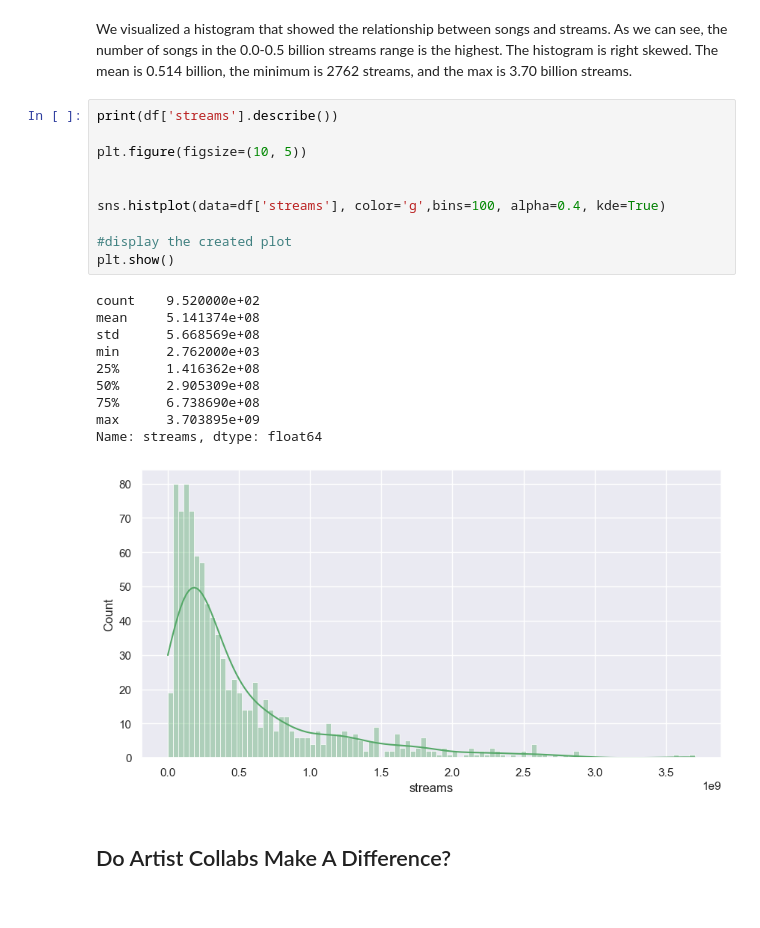
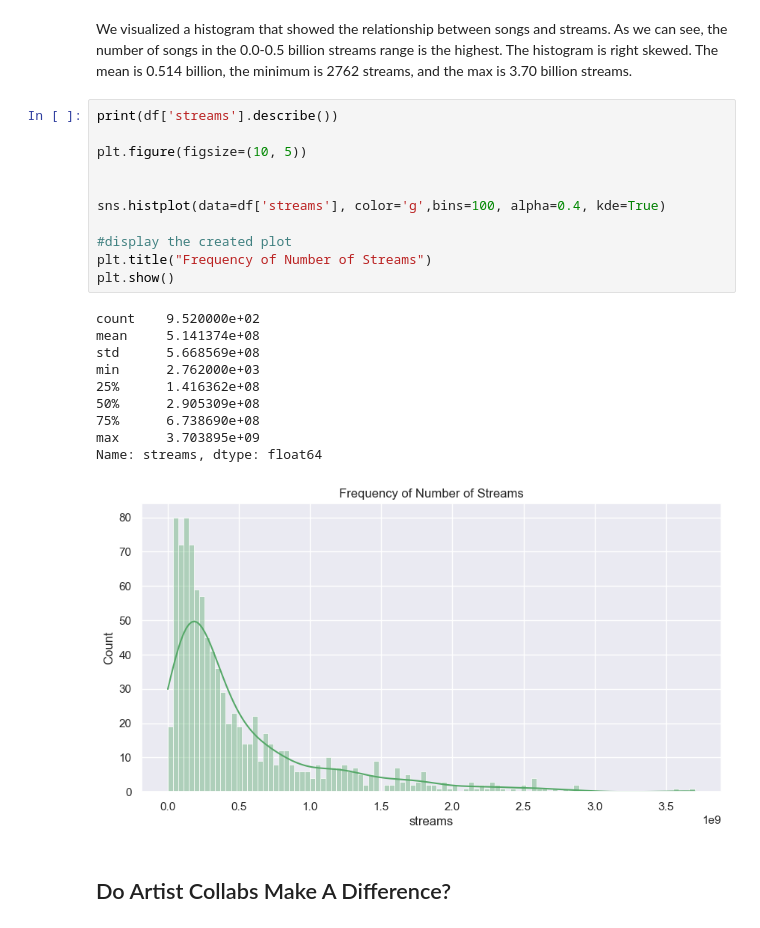
Before and after one commit to uzitak161/DS3000_Project, a Jupyter notebook: Project.EDA.ipynb, the cells around one changed output. Drawn from its saved outputs; the diff is of its cells as text.

Commit message:
Added titles

```diff
--- a/Project.EDA.ipynb
+++ b/Project.EDA.ipynb
@@ -183,24 +184,25 @@ We visualized a histogram that showed the relationship between songs and streams
 # %%
 print(df['streams'].describe())
 
 plt.figure(figsize=(10, 5))
 
 
 sns.histplot(data=df['streams'], color='g',bins=100, alpha=0.4, kde=True)
 
 #display the created plot
+plt.title("Frequency of Number of Streams")
 plt.show()
 # %% [output]
 count    9.520000e+02
 mean     5.141374e+08
 std      5.668569e+08
 min      2.762000e+03
 25%      1.416362e+08
 50%      2.905309e+08
 75%      6.738690e+08
 max      3.703895e+09
 Name: streams, dtype: float64
-[figure, old version]
+[figure, new version]
 # %% [markdown]
 ## Do Artist Collabs Make A Difference? ##
 # %% [markdown]
```
Also changed, not shown: parts of 8 cells of this notebook.
